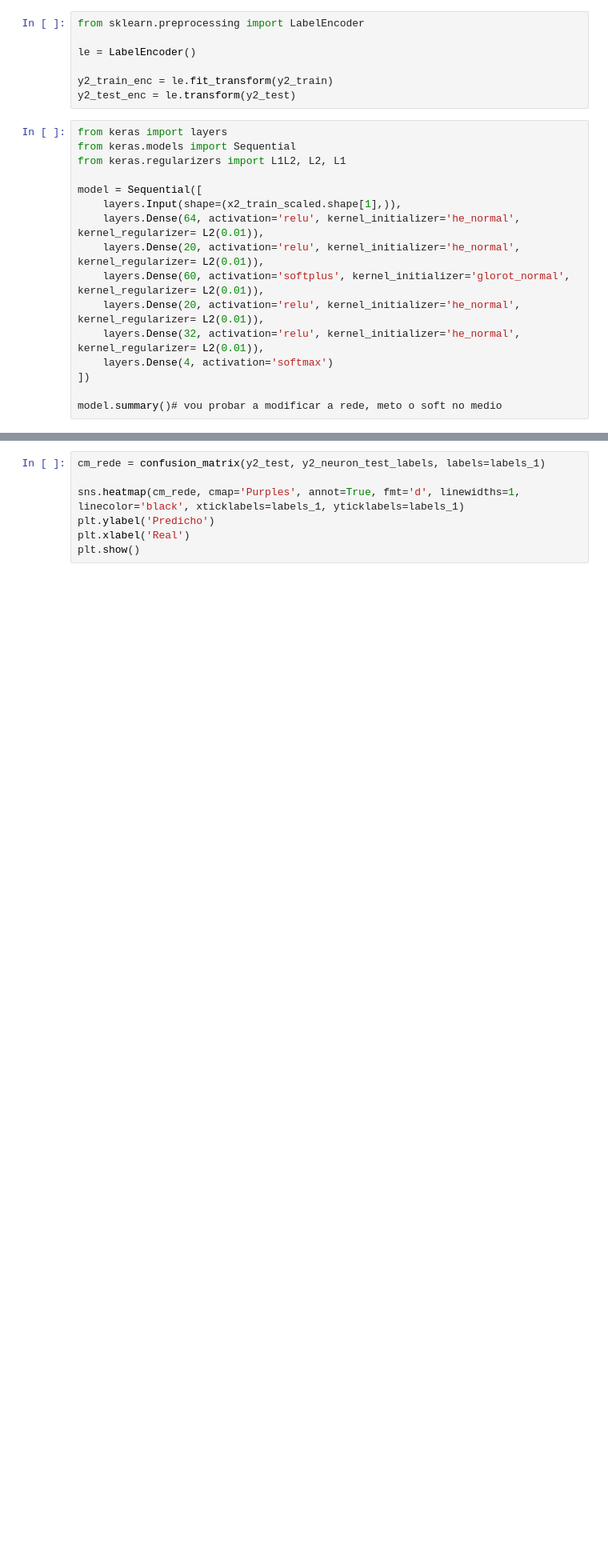
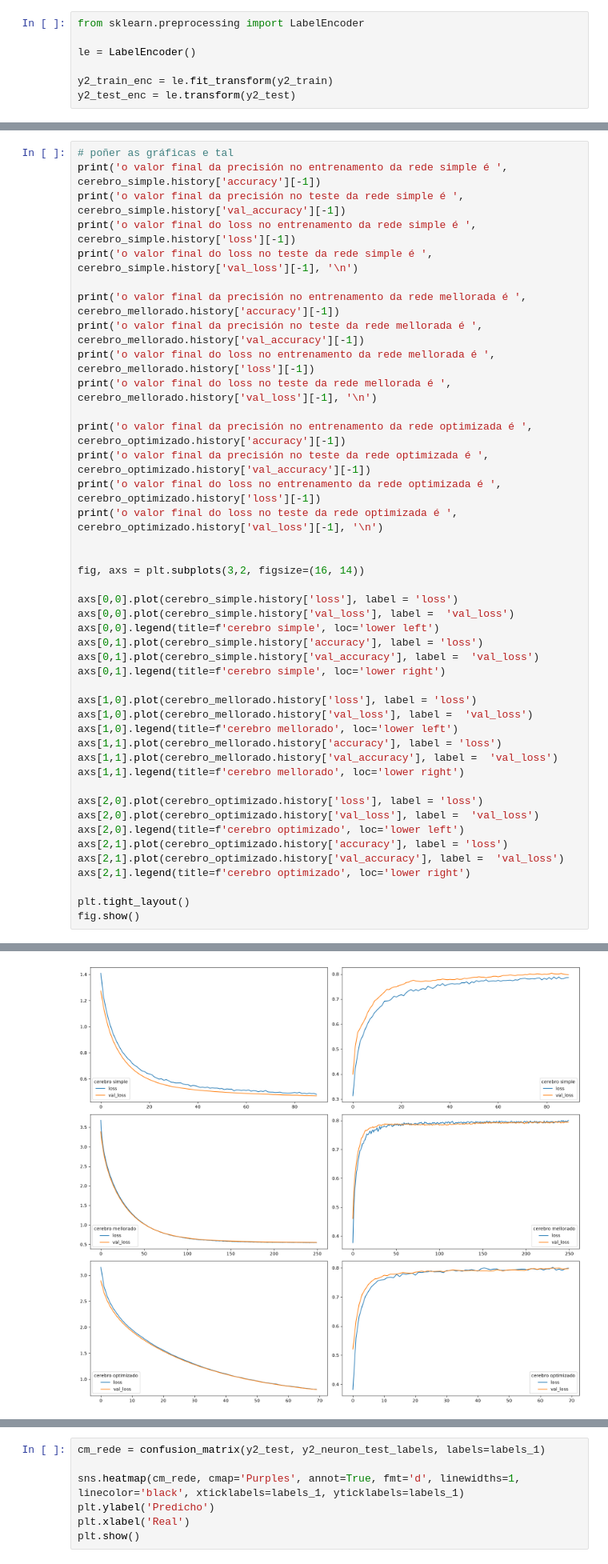
Before and after one commit to sebastian-taboas/Biophysics, a Jupyter notebook: traballo1_redes_neuronais/rede_neuronal_optima.ipynb, the cells around one changed output, grey strips where cells are left out. Shown at 80% size. Saved outputs shown, nothing was run; the diff lists cells and outputs as text; blank space fills up the shorter version.

```diff
--- a/traballo1_redes_neuronais/rede_neuronal_optima.ipynb
+++ b/traballo1_redes_neuronais/rede_neuronal_optima.ipynb
@@ -823,19 +832,3 @@ le = LabelEncoder()
 
 y2_train_enc = le.fit_transform(y2_train)
 y2_test_enc = le.transform(y2_test)
-# %%
-from keras import layers
-from keras.models import Sequential
-from keras.regularizers import L1L2, L2, L1
-
-model = Sequential([
-    layers.Input(shape=(x2_train_scaled.shape[1],)),
-    layers.Dense(64, activation='relu', kernel_initializer='he_normal', kernel_regularizer= L2(0.01)),
-    layers.Dense(20, activation='relu', kernel_initializer='he_normal', kernel_regularizer= L2(0.01)),
-    layers.Dense(60, activation='softplus', kernel_initializer='glorot_normal', kernel_regularizer= L2(0.01)),
-    layers.Dense(20, activation='relu', kernel_initializer='he_normal', kernel_regularizer= L2(0.01)),
-    layers.Dense(32, activation='relu', kernel_initializer='he_normal', kernel_regularizer= L2(0.01)),
-    layers.Dense(4, activation='softmax')
-])
-
-model.summary()# vou probar a modificar a rede, meto o soft no medio
@@ -912,0 +1018,44 @@ Epoch 100/100
+# %%
+# poñer as gráficas e tal
+print('o valor final da precisión no entrenamento da rede simple é ', cerebro_simple.history['accuracy'][-1])
+print('o valor final da precisión no teste da rede simple é ', cerebro_simple.history['val_accuracy'][-1])
+print('o valor final do loss no entrenamento da rede simple é ', cerebro_simple.history['loss'][-1])
+print('o valor final do loss no teste da rede simple é ', cerebro_simple.history['val_loss'][-1], '\n')
+
+print('o valor final da precisión no entrenamento da rede mellorada é ', cerebro_mellorado.history['accuracy'][-1])
+print('o valor final da precisión no teste da rede mellorada é ', cerebro_mellorado.history['val_accuracy'][-1])
+print('o valor final do loss no entrenamento da rede mellorada é ', cerebro_mellorado.history['loss'][-1])
+print('o valor final do loss no teste da rede mellorada é ', cerebro_mellorado.history['val_loss'][-1], '\n')
+
+print('o valor final da precisión no entrenamento da rede optimizada é ', cerebro_optimizado.history['accuracy'][-1])
+print('o valor final da precisión no teste da rede optimizada é ', cerebro_optimizado.history['val_accuracy'][-1])
+print('o valor final do loss no entrenamento da rede optimizada é ', cerebro_optimizado.history['loss'][-1])
+print('o valor final do loss no teste da rede optimizada é ', cerebro_optimizado.history['val_loss'][-1], '\n')
+
+
+fig, axs = plt.subplots(3,2, figsize=(16, 14))
+
+axs[0,0].plot(cerebro_simple.history['loss'], label = 'loss')
+axs[0,0].plot(cerebro_simple.history['val_loss'], label =  'val_loss')
+axs[0,0].legend(title=f'cerebro simple', loc='lower left')
+axs[0,1].plot(cerebro_simple.history['accuracy'], label = 'loss')
+axs[0,1].plot(cerebro_simple.history['val_accuracy'], label =  'val_loss')
+axs[0,1].legend(title=f'cerebro simple', loc='lower right')
+
+axs[1,0].plot(cerebro_mellorado.history['loss'], label = 'loss')
+axs[1,0].plot(cerebro_mellorado.history['val_loss'], label =  'val_loss')
+axs[1,0].legend(title=f'cerebro mellorado', loc='lower left')
+axs[1,1].plot(cerebro_mellorado.history['accuracy'], label = 'loss')
+axs[1,1].plot(cerebro_mellorado.history['val_accuracy'], label =  'val_loss')
+axs[1,1].legend(title=f'cerebro mellorado', loc='lower right')
+
+axs[2,0].plot(cerebro_optimizado.history['loss'], label = 'loss')
+axs[2,0].plot(cerebro_optimizado.history['val_loss'], label =  'val_loss')
+axs[2,0].legend(title=f'cerebro optimizado', loc='lower left')
+axs[2,1].plot(cerebro_optimizado.history['accuracy'], label = 'loss')
+axs[2,1].plot(cerebro_optimizado.history['val_accuracy'], label =  'val_loss')
+axs[2,1].legend(title=f'cerebro optimizado', loc='lower right')
+
+plt.tight_layout()
+fig.show()
+# %% [output]
@@ -912,0 +1076 @@ Epoch 100/100
+[figure, added]
```
Also changed, not shown: parts of 27 cells of this notebook, 8 other files.
